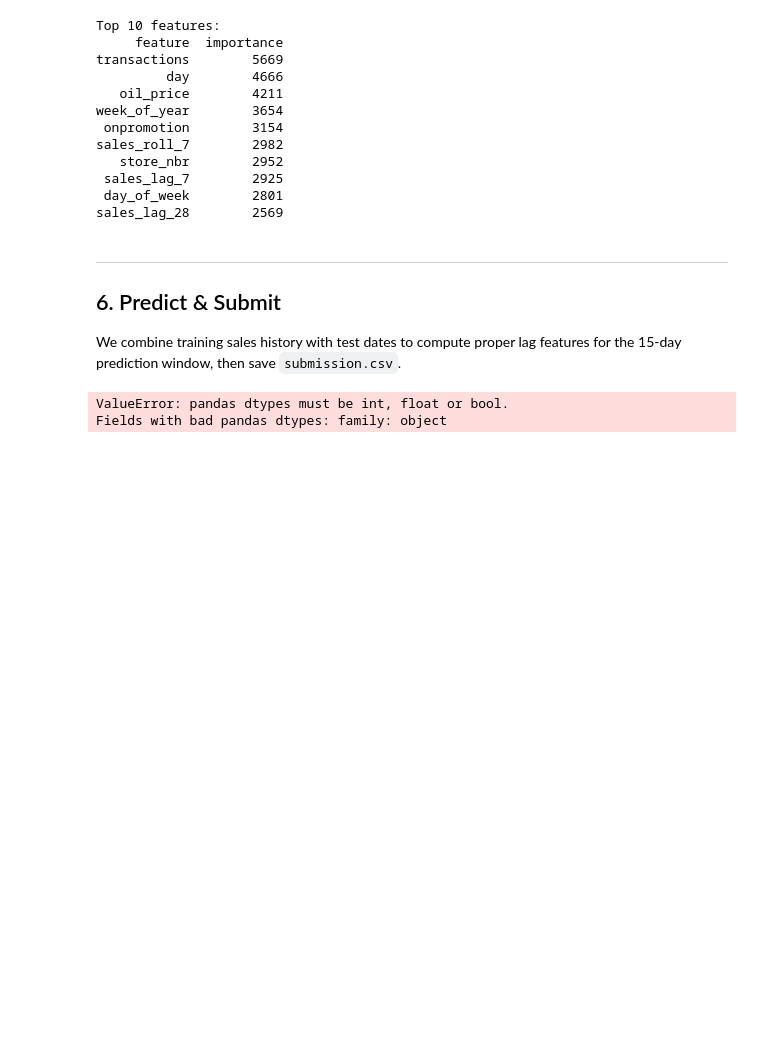
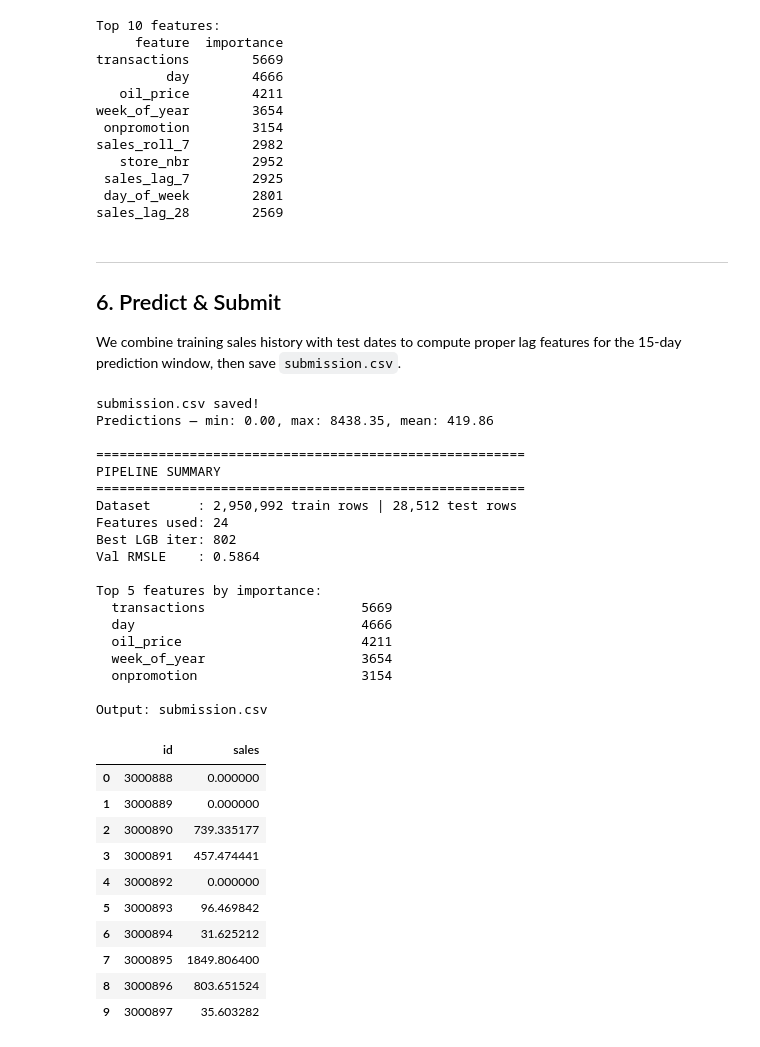
Before and after one commit to Tisha-choksi/analyses, a Jupyter notebook: sales_prediction/sales_prediction.ipynb, the cells around one changed output. Cells and saved outputs as stored; diff of their text form; code cells hidden in the pictures; blank space fills up the shorter version.

```diff
--- a/sales_prediction/sales_prediction.ipynb
+++ b/sales_prediction/sales_prediction.ipynb
@@ -177,12 +177,14 @@ Shape after dropping lag NaNs: (2950992, 27)
 | 32 | 2013-02-02 | 1 | AUTOMOTIVE | 0.0 | 4.0 | 5.0 | 5.0 | 2.857143 | ... |
 # %%
 cat_cols = ['family', 'city', 'state', 'type']
-le = LabelEncoder()
+encoders = {}
 for col in cat_cols:
+    enc = LabelEncoder()
     combined_vals = pd.concat([train[col], test[col]], ignore_index=True).astype(str)
-    le.fit(combined_vals)
-    train[col] = le.transform(train[col].astype(str))
-    test[col]  = le.transform(test[col].astype(str))
+    enc.fit(combined_vals)
+    train[col] = enc.transform(train[col].astype(str))
+    test[col]  = enc.transform(test[col].astype(str))
+    encoders[col] = enc
 
 feature_cols = [
     'store_nbr', 'family', 'onpromotion', 'cluster',
@@ -320,8 +318,22 @@ sales_lag_28        2569
 
 We combine training sales history with test dates to compute proper lag features for the 15-day prediction window, then save `submission.csv`.
 # %%
+# Ensure categorical columns are int — re-encode in-place if corrupted by a previous run
+for col in cat_cols:
+    if test[col].dtype == object:
+        if 'encoders' in dir() and col in encoders:
+            test[col] = encoders[col].transform(test[col].astype(str))
+        else:
+            # Fallback: fit a fresh encoder on test values.
+            # LabelEncoder assigns ints alphabetically, so the mapping is identical
+            # to the one used during training as long as every category is present in test
+            # (guaranteed for this dataset: all 33 families appear in both splits).
+            enc = LabelEncoder()
+            enc.fit(test[col].astype(str))
+            test[col] = enc.transform(test[col].astype(str))
+
 # Compute proper lag features for test by appending test dates to training history
-# Use encoded train (family is int) so the merge key stays numeric throughout
+# train['family'] is already label-encoded (int), so combined stays numeric
 test_placeholders = test[['date', 'store_nbr', 'family']].copy()
 test_placeholders['sales'] = np.nan
 
@@ -343,32 +355,60 @@ for window in [7, 14, 28]:
 test_lags = (combined[combined['date'] >= test['date'].min()]
              [['date', 'store_nbr', 'family'] + lag_feature_cols])
 
 test = test.drop(columns=[c for c in lag_feature_cols if c in test.columns], errors='ignore')
 test = test.merge(test_lags, on=['date', 'store_nbr', 'family'], how='left')
 
 X_test     = test[feature_cols]
 test_preds = model.predict(X_test).clip(0)
 
 submission = pd.DataFrame({'id': test['id'], 'sales': test_preds})
 submission.to_csv('submission.csv', index=False)
 
 print('submission.csv saved!')
 print(f'Predictions — min: {test_preds.min():.2f}, max: {test_preds.max():.2f}, mean: {test_preds.mean():.2f}')
 print()
 print('=' * 55)
 print('PIPELINE SUMMARY')
 print('=' * 55)
 print(f'Dataset      : {len(train):,} train rows | {len(test):,} test rows')
 print(f'Features used: {len(feature_cols)}')
 print(f'Best LGB iter: {model.best_iteration_}')
 print(f'Val RMSLE    : {rmsle:.4f}')
 print()
 print('Top 5 features by importance:')
 for _, row in imp_df.head(5).iterrows():
     print(f'  {row["feature"]:30s}  {row["importance"]}')
 print()
 print('Output: submission.csv')
 submission.head(10)
 # %% [output]
-ValueError: pandas dtypes must be int, float or bool.
-Fields with bad pandas dtypes: family: object
+submission.csv saved!
+Predictions — min: 0.00, max: 8438.35, mean: 419.86
+
+=======================================================
+PIPELINE SUMMARY
+=======================================================
+Dataset      : 2,950,992 train rows | 28,512 test rows
+Features used: 24
+Best LGB iter: 802
+Val RMSLE    : 0.5864
+
+Top 5 features by importance:
+  transactions                    5669
+  day                             4666
+  oil_price                       4211
+  week_of_year                    3654
+  onpromotion                     3154
+
+Output: submission.csv
+|  | id | sales |
+| 0 | 3000888 | 0.000000 |
+| 1 | 3000889 | 0.000000 |
+| 2 | 3000890 | 739.335177 |
+| 3 | 3000891 | 457.474441 |
+| 4 | 3000892 | 0.000000 |
+| 5 | 3000893 | 96.469842 |
+| 6 | 3000894 | 31.625212 |
+| 7 | 3000895 | 1849.806400 |
+| 8 | 3000896 | 803.651524 |
+| 9 | 3000897 | 35.603282 |
```
Also changed, not shown: parts of 1 cell of this notebook, 1 other file.
